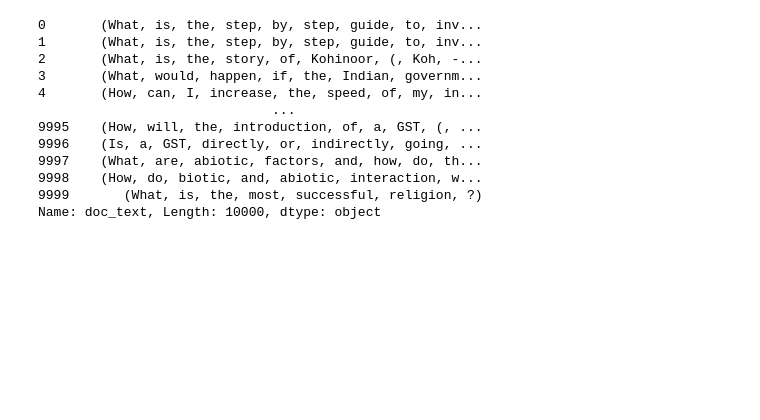
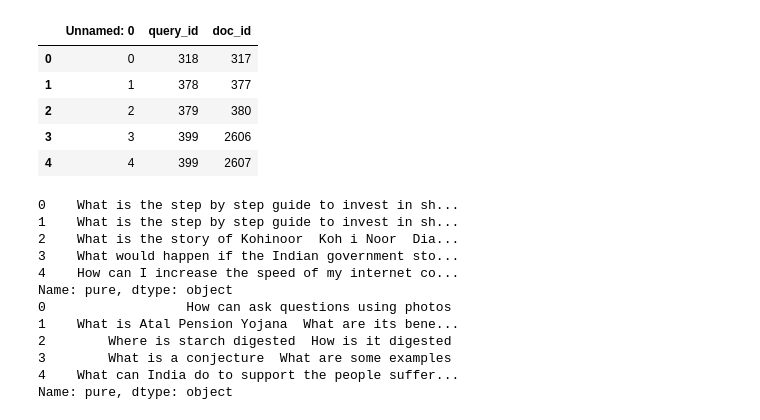
Before and after one commit to Ragin-Bull/IIT-KGP-Academics-Sem-8, a Jupyter notebook: Natural Language Processing/Assignments/Experimentations.ipynb, the cells around one changed output. Cells and saved outputs as stored; diff of their text form; code cells hidden in the pictures; blank space fills up the shorter version.

```diff
--- a/Natural Language Processing/Assignments/Experimentations.ipynb
+++ b/Natural Language Processing/Assignments/Experimentations.ipynb
@@ -23,20 +27,33 @@ import spacy
 # %%
-nlp = spacy.blank("en")
-
-docs = df['doc_text'].apply(nlp)
+qdrel.head()
+# %% [output]
+|  | Unnamed: 0 | query_id | doc_id |
+| 0 | 0 | 318 | 317 |
+| 1 | 1 | 378 | 377 |
+| 2 | 2 | 379 | 380 |
+| 3 | 3 | 399 | 2606 |
+| 4 | 4 | 399 | 2607 |
 # %%
-docs
+def purify_docs(data):
+    purified_doc = re.sub(r'[^a-zA-Z0-9\s]', ' ', data)
+    return purified_doc
+
+df['pure'] = (df['doc_text']).apply(purify_docs)
+queries['pure'] = (queries['query_text']).apply(purify_docs)
+
+print(df['pure'].head())
+print(queries['pure'].head())
 # %% [output]
-0       (What, is, the, step, by, step, guide, to, inv...
-1       (What, is, the, step, by, step, guide, to, inv...
-2       (What, is, the, story, of, Kohinoor, (, Koh, -...
-3       (What, would, happen, if, the, Indian, governm...
-4       (How, can, I, increase, the, speed, of, my, in...
-                              ...
-9995    (How, will, the, introduction, of, a, GST, (, ...
-9996    (Is, a, GST, directly, or, indirectly, going, ...
-9997    (What, are, abiotic, factors, and, how, do, th...
-9998    (How, do, biotic, and, abiotic, interaction, w...
-9999       (What, is, the, most, successful, religion, ?)
-Name: doc_text, Length: 10000, dtype: object
+0    What is the step by step guide to invest in sh...
+1    What is the step by step guide to invest in sh...
+2    What is the story of Kohinoor  Koh i Noor  Dia...
+3    What would happen if the Indian government sto...
+4    How can I increase the speed of my internet co...
+Name: pure, dtype: object
+0                  How can ask questions using photos
+1    What is Atal Pension Yojana  What are its bene...
+2        Where is starch digested  How is it digested
+3        What is a conjecture  What are some examples
+4    What can India do to support the people suffer...
+Name: pure, dtype: object
 # %%
```
Also changed, not shown: parts of 9 cells of this notebook, 3 other files.
